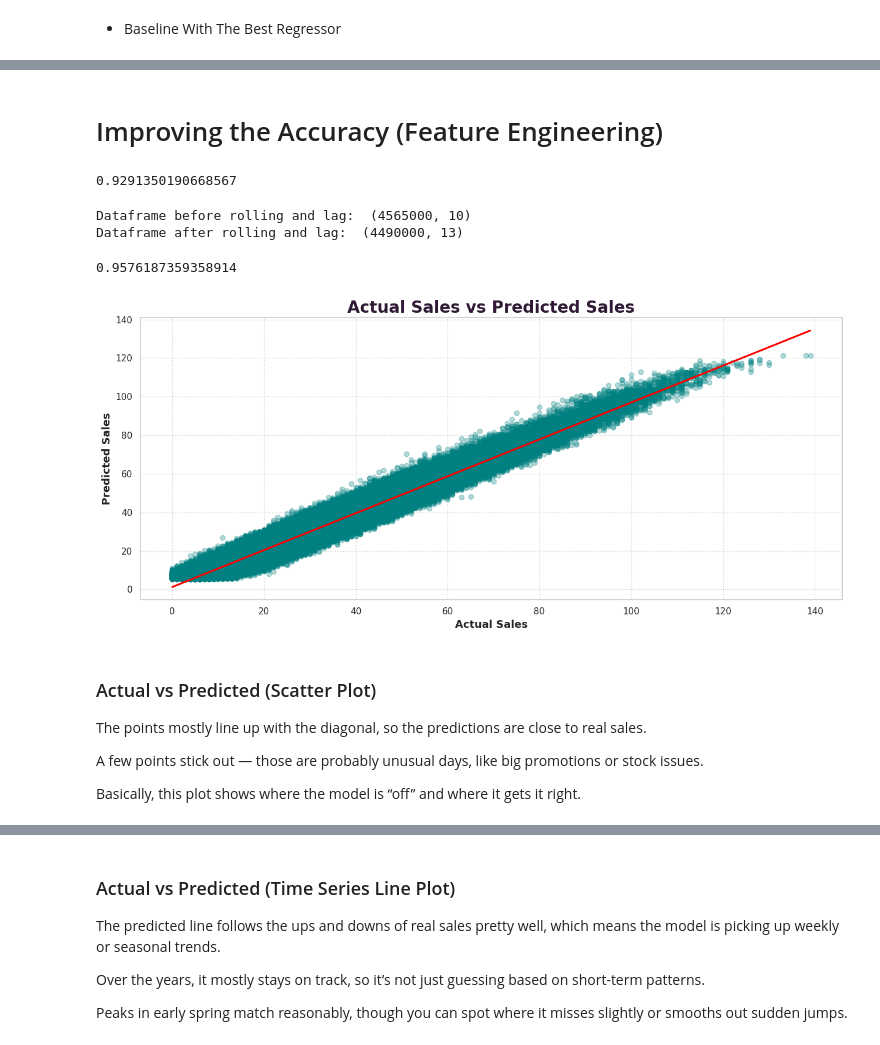
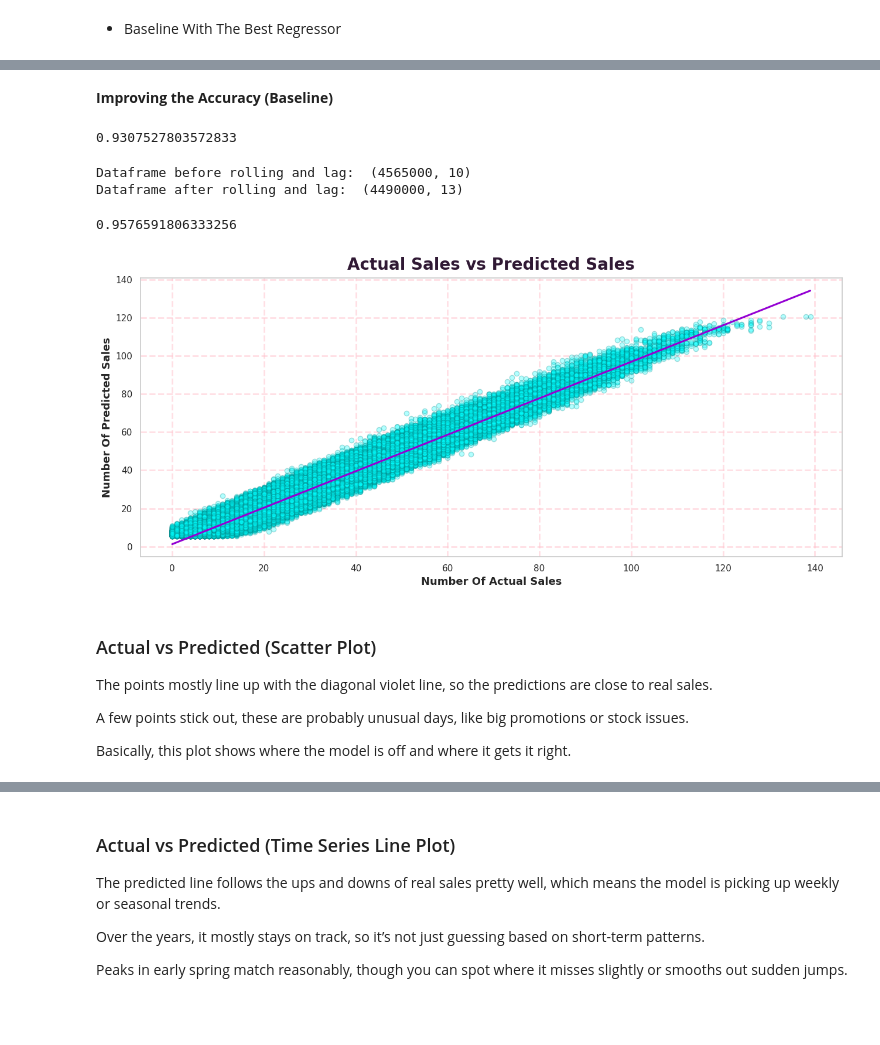
Before and after one commit to alinas-git/Demand-forcasting, a Jupyter notebook: demand_forcasting.ipynb, the cells around one changed output, grey strips where cells are left out. Saved outputs shown, nothing was run; the diff lists cells and outputs as text; code cells hidden in the pictures; blank space fills up the shorter version.

```diff
--- a/demand_forcasting.ipynb
+++ b/demand_forcasting.ipynb
@@ -28,7 +28,8 @@ import pandas as pd
 import matplotlib.pyplot as plt
 import seaborn as sns
 %matplotlib inline
-
+import calendar
+import matplotlib.ticker as ticker
 
 
 from sklearn.ensemble import RandomForestRegressor
@@ -54,14 +55,18 @@ df = pd.read_csv(path)
 sns.set_theme(style="whitegrid")
 plt.rcParams.update({
     "axes.titleweight":"bold",
+    "axes.titlepad":10,
     "figure.figsize":(13,6),
     "axes.labelsize":13,
     "axes.titlesize":20,
     "axes.labelweight":"semibold",
     "text.color":"#301934",
-    "grid.linestyle":":",
-    "grid.alpha":0.9,
+    "grid.linestyle":"--",
+    "grid.alpha":0.5,
+    "grid.color":"pink",
+    "grid.linewidth":2,
     "axes.grid":True
 })
+galpal= ["#0B0E33", "#5D2E8C", "#4A90E2", "#FF61D2", "#00FFFF"]
 # %% [output]
 Drive already mounted at /content/drive; to attempt to forcibly remount, call drive.mount("/content/drive", force_remount=True).
@@ -160,0 +173,23 @@ plt.show()
+# %%
+df['month_day'] = df['date'].dt.strftime('%m-%d') #
+
+ax = sns.lineplot(data=df, x='month_day', y='sales',
+                  hue='year', palette=galpal, lw=2)
+
+
+plt.title("Year-over-Year Sales Growth:", pad=20)
+plt.ylabel("Total Sales ($)")
+plt.xlabel("")
+
+tickposition=['01-01', '02-01','03-01', '04-01','05-01','06-01', '07-01','08-01','09-01', '10-01','11-01','12-01']
+ticklabels=['Jan', 'Feb','Mar',"Apr",'May', 'Jun',"Jul","Aug", 'Sep','Oct','Nov', 'Dec']
+
+
+plt.xticks(tickposition,ticklabels,
+           fontweight="semibold",size=11)
+
+plt.grid(axis='y')
+plt.legend(title="Year", bbox_to_anchor=(1.0, 1), loc='upper left')
+
+plt.tight_layout()
+plt.show()
@@ -336,5 +392,5 @@ plt.show()
 # %%
-df=df.drop(['month_name','day_name'],axis=1)
+df=df.drop(['month_name',"month_day",'day_name'],axis=1)
 # df=df.sample(200000,random_state=43)
 # %%
 X, y=df.drop(["sales","date"],axis=1),df["sales"]
@@ -366,5 +422,5 @@ r2
 # %% [markdown]
-# Improving the Accuracy (Feature Engineering)
+**Improving the Accuracy (Baseline)**
 # %%
 # X,y=df.drop(["store_id","item_id","sales","date"],axis=1),df["sales"]
 # X_train,X_test,y_train,y_test=train_test_split(X,y,test_size=0.2)
@@ -379,7 +435,7 @@ y_pred=model.predict(X_test)
 r2=r2_score(y_test,y_pred)
 r2
 # %% [output]
-0.9291350190668567
+0.9307527803572833
 # %%
 print("Dataframe before rolling and lag: ",df.shape)
 
@@ -405,33 +461,33 @@ y_pred=model.predict(X_test)
 r2=r2_score(y_test,y_pred)
 r2
 # %% [output]
-0.9576187359358914
+0.9576591806333256
 # %%
 dflm=pd.DataFrame({
     "Actual_Sales":y_test,
     "Predicted_Sales":y_pred
 })
 
 sns.regplot(data=dflm,
            x="Actual_Sales",
            y="Predicted_Sales",
-           line_kws={"color":"red"},
-           scatter_kws={"alpha":0.3,"color":"teal"})
+           line_kws={"color":"Darkviolet"},
+           scatter_kws={"alpha":0.3,"color":"cyan","edgecolor":"Darkcyan"})
 plt.title("Actual Sales vs Predicted Sales")
-plt.xlabel("Actual Sales")
-plt.ylabel("Predicted Sales")
+plt.xlabel("Number Of Actual Sales")
+plt.ylabel("Number Of Predicted Sales")
 plt.tight_layout()
 plt.show()
 # %% [output]
-[figure, old version]
+[figure, new version]
 # %% [markdown]
 ### Actual vs Predicted (Scatter Plot)
 
-The points mostly line up with the diagonal, so the predictions are close to real sales.
+The points mostly line up with the diagonal violet line, so the predictions are close to real sales.
 
-A few points stick out — those are probably unusual days, like big promotions or stock issues.
+A few points stick out, these are probably unusual days, like big promotions or stock issues.
 
-Basically, this plot shows where the model is “off” and where it gets it right.
+Basically, this plot shows where the model is off and where it gets it right.
 # %%
 plot=pd.DataFrame({
     "date":df.loc[X_test.index,'date'],
```
Also changed, not shown: parts of 30 cells of this notebook.
